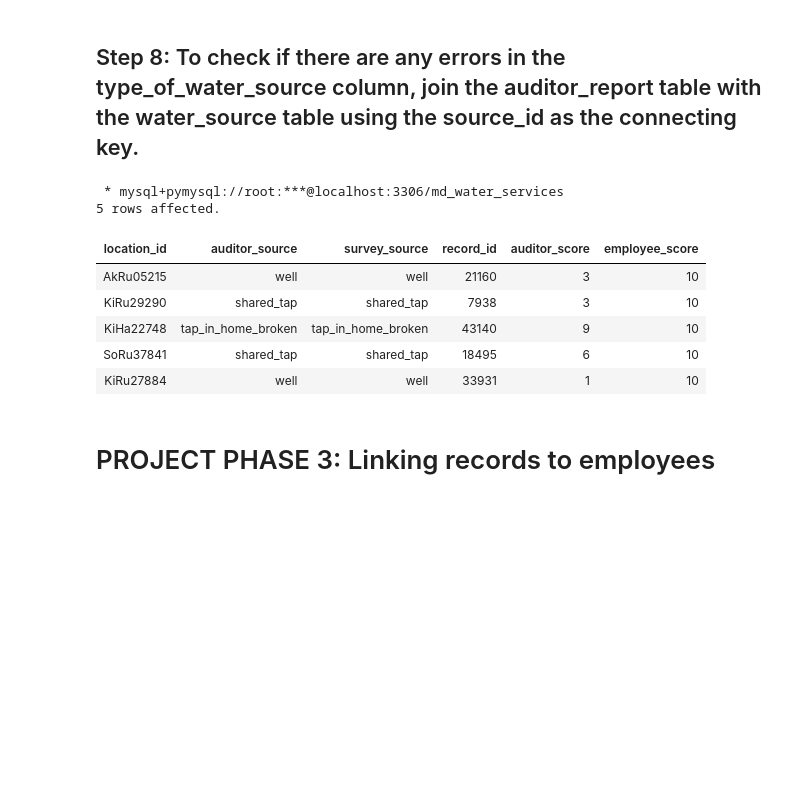
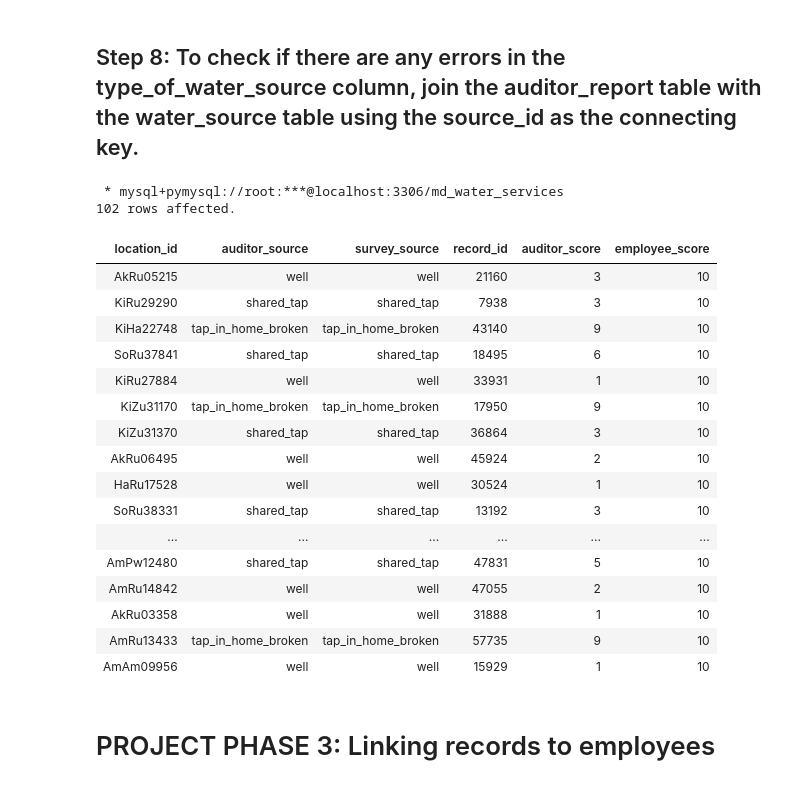
Before and after one commit to enockmbaraka/sqlchemy, a Jupyter notebook: Maji_Ndogo_Part_3/Maji_Ndogo_Project_3.ipynb, the cells around one changed output. Cells and saved outputs as stored; diff of their text form; code cells hidden in the pictures; blank space fills up the shorter version.

```diff
--- a/Maji_Ndogo_Part_3/Maji_Ndogo_Project_3.ipynb
+++ b/Maji_Ndogo_Part_3/Maji_Ndogo_Project_3.ipynb
@@ -250,34 +329,44 @@ LIMIT 5;
 # %%
 %%sql
 
 SELECT
     v.location_id,
     ar.type_of_water_source AS auditor_source,
     ws.type_of_water_source AS survey_source,
     v.record_id,
     ar.true_water_source_score AS auditor_score,
     wq.subjective_quality_score AS employee_score
 FROM
     visits v
 JOIN
     water_source ws ON v.source_id = ws.source_id
 JOIN
     auditor_report ar ON v.location_id = ar.location_id
 JOIN
     water_quality wq ON v.record_id = wq.record_id
 WHERE
   ar.true_water_source_score != wq.subjective_quality_score
-  AND v.visit_count = 1
-LIMIT 5;
+  AND v.visit_count = 1;
 # %% [output]
  * mysql+pymysql://root:***@localhost:3306/md_water_services
-5 rows affected.
+102 rows affected.
 | location_id | auditor_source | survey_source | record_id | auditor_score | employee_score |
 | AkRu05215 | well | well | 21160 | 3 | 10 |
 | KiRu29290 | shared_tap | shared_tap | 7938 | 3 | 10 |
 | KiHa22748 | tap_in_home_broken | tap_in_home_broken | 43140 | 9 | 10 |
 | SoRu37841 | shared_tap | shared_tap | 18495 | 6 | 10 |
 | KiRu27884 | well | well | 33931 | 1 | 10 |
+| KiZu31170 | tap_in_home_broken | tap_in_home_broken | 17950 | 9 | 10 |
+| KiZu31370 | shared_tap | shared_tap | 36864 | 3 | 10 |
+| AkRu06495 | well | well | 45924 | 2 | 10 |
+| HaRu17528 | well | well | 30524 | 1 | 10 |
+| SoRu38331 | shared_tap | shared_tap | 13192 | 3 | 10 |
+| ... | ... | ... | ... | ... | ... |
+| AmPw12480 | shared_tap | shared_tap | 47831 | 5 | 10 |
+| AmRu14842 | well | well | 47055 | 2 | 10 |
+| AkRu03358 | well | well | 31888 | 1 | 10 |
+| AmRu13433 | tap_in_home_broken | tap_in_home_broken | 57735 | 9 | 10 |
+| AmAm09956 | well | well | 15929 | 1 | 10 |
 # %% [markdown]
 # PROJECT PHASE 3: Linking records to employees
 # %% [markdown]
```
Also changed, not shown: parts of 10 cells of this notebook.
